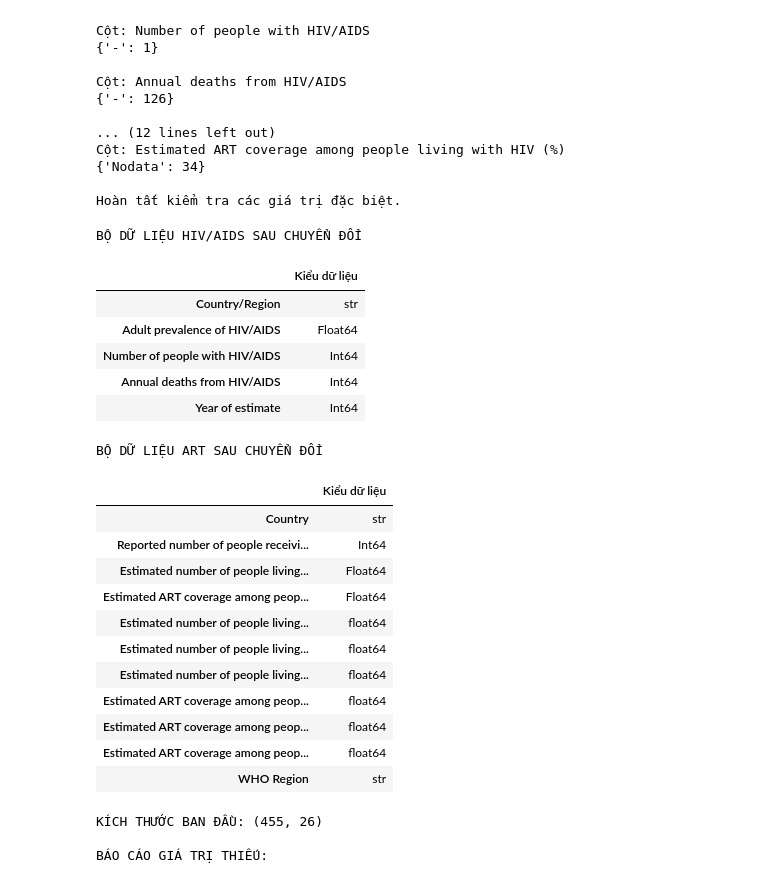
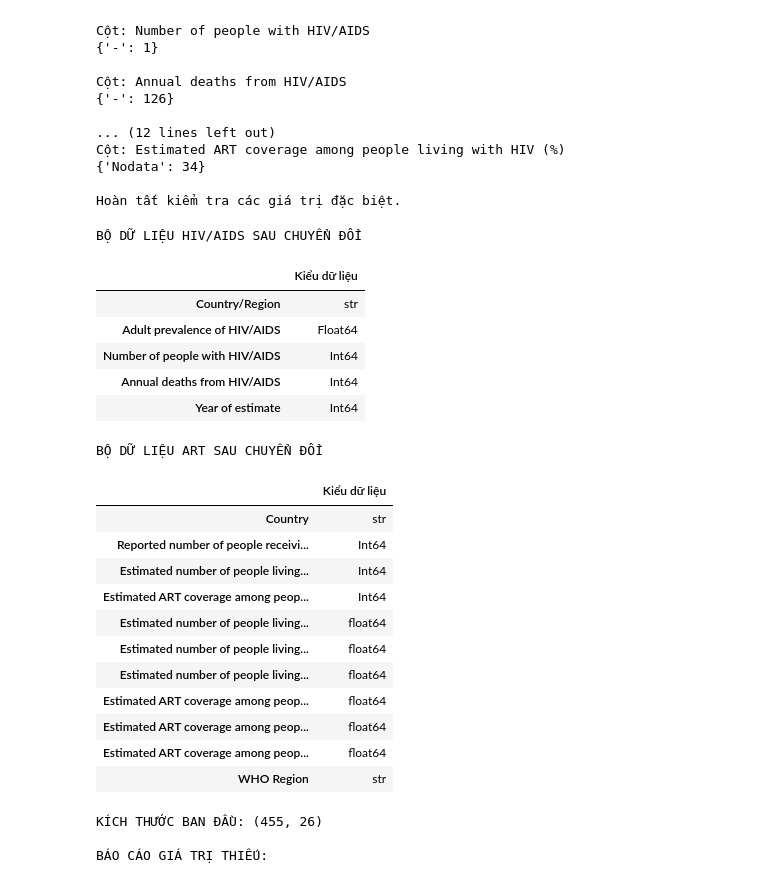
Before and after one commit to thvnking/DH23TIN07_LT_PYTHON_HIV, a Jupyter notebook: notebooks/HIV_AIDS_Analysis.ipynb, the cells around one changed output. Drawn from its saved outputs; the diff is of its cells as text; code cells hidden in the pictures.

```diff
--- a/notebooks/HIV_AIDS_Analysis.ipynb
+++ b/notebooks/HIV_AIDS_Analysis.ipynb
@@ -220,7 +220,7 @@ def doc_csv(path):
         except UnicodeDecodeError:
             continue
 
-df_hiv = doc_csv(file_1)
+df_hiv = pd.read_csv(file_1, encoding="cp850")
 df_aids = doc_csv(file_2)
 df_art = doc_csv(file_3)
 
@@ -461,19 +457,18 @@ df_art_clean = df_art.copy()
 
 # Hàm chuẩn hóa dữ liệu số đang được lưu dưới dạng chuỗi
 def chuan_hoa_so(series):
-    s = series.astype("string").str.strip()
+    """'28.30%' -> 28.3 ; '1,400,000[11]' -> 1400000 ; '1 265' -> 1265 ; '-' / 'Nodata' -> NA"""
+    s = series.astype("string")
+    s = s.str.replace(r"\[.*?\]", "", regex=True)            # bỏ chú thích [10], [unreliable source]
+    s = s.str.replace(r"\s+", "", regex=True)                 # bỏ mọi khoảng trắng (kể cả \xa0 làm dấu phân cách nghìn)
+    s = s.str.replace("%", "", regex=False).str.replace(",", "", regex=False)
+    s = s.replace(r"(?i)^(nodata|no data|n/a|na|-)?$", pd.NA, regex=True)
+    return pd.to_numeric(s, errors="coerce")
 
-    # Chuẩn hóa các ký hiệu biểu thị dữ liệu không có sẵn
-    s = s.replace(
-        r"(?i)^\s*(nodata|no data|n/a|na|-)?\s*$",
-        pd.NA,
-        regex=True
-    )
-
-    # Bỏ dấu phẩy phân cách hàng nghìn, ví dụ 11,000
-    s = s.str.replace(",", "", regex=False)
-
-    return pd.to_numeric(s, errors="coerce")
+def chuan_hoa_ten(series):
+    """Bỏ chú thích [..], ký tự khoảng trắng đặc biệt và khoảng trắng thừa trong tên quốc gia."""
+    s = series.astype("string").str.replace(r"\[.*?\]", "", regex=True)
+    return s.str.replace(r"\s+", " ", regex=True).str.strip()
 
 # Bộ dữ liệu 1: chuyển các cột số sang kiểu số
 cot_so_hiv = [
@@ -487,35 +482,35 @@ for col in cot_so_hiv:
     df_hiv_clean[col] = chuan_hoa_so(df_hiv_clean[col])
 
 # Bộ dữ liệu 3: chuyển ba cột số liệu chính sang kiểu số
 cot_so_art = [
     "Reported number of people receiving ART",
     "Estimated number of people living with HIV",
     "Estimated ART coverage among people living with HIV (%)"
 ]
 
 for col in cot_so_art:
     df_art_clean[col] = chuan_hoa_so(df_art_clean[col])
 
 # Kiểm tra kết quả chuyển đổi
 print("BỘ DỮ LIỆU HIV/AIDS SAU CHUYỂN ĐỔI")
 display(df_hiv_clean.dtypes.to_frame("Kiểu dữ liệu"))
 
 print("\nBỘ DỮ LIỆU ART SAU CHUYỂN ĐỔI")
 display(df_art_clean.dtypes.to_frame("Kiểu dữ liệu"))
 # %% [output]
 BỘ DỮ LIỆU HIV/AIDS SAU CHUYỂN ĐỔI
 |  | Kiểu dữ liệu |
 | Country/Region | str |
 | Adult prevalence of HIV/AIDS | Float64 |
 | Number of people with HIV/AIDS | Int64 |
 | Annual deaths from HIV/AIDS | Int64 |
 | Year of estimate | Int64 |
 BỘ DỮ LIỆU ART SAU CHUYỂN ĐỔI
 |  | Kiểu dữ liệu |
 | Country | str |
 | Reported number of people receivi... | Int64 |
-| Estimated number of people living... | Float64 |
-| Estimated ART coverage among peop... | Float64 |
+| Estimated number of people living... | Int64 |
+| Estimated ART coverage among peop... | Int64 |
 | Estimated number of people living... | float64 |
 | Estimated number of people living... | float64 |
 | Estimated number of people living... | float64 |
```
Also changed, not shown: parts of 69 cells of this notebook.
